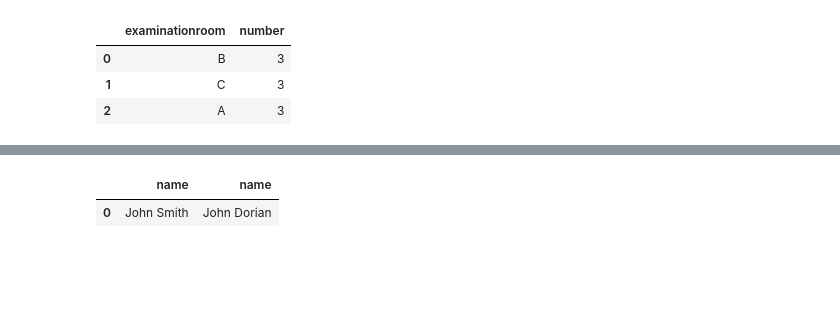
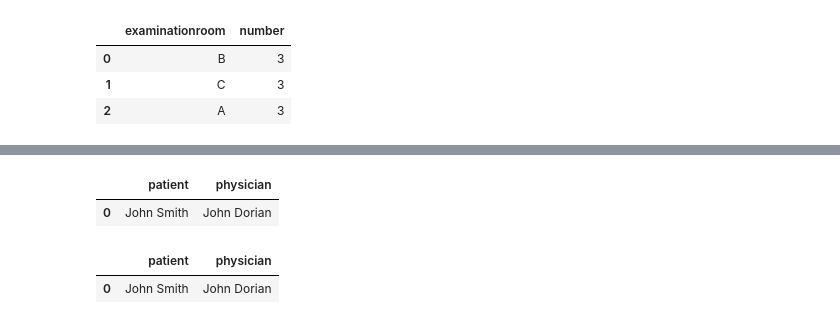
Before and after one commit to bhishanpdl/Project_Hospital_Management_PostgreSQL, a Jupyter notebook: jupyter_notebooks/hospital_management_postgresql_sqlalchemy_pandas_read_sql.ipynb, the cells around one changed output, grey strips where cells are left out. Cells and saved outputs as stored; diff of their text form; code cells hidden in the pictures; blank space fills up the shorter version.

```diff
--- a/jupyter_notebooks/hospital_management_postgresql_sqlalchemy_pandas_read_sql.ipynb
+++ b/jupyter_notebooks/hospital_management_postgresql_sqlalchemy_pandas_read_sql.ipynb
@@ -350,33 +389,71 @@ pd.read_sql(q,conn)
 # %%
+# pcp = primary care physician
 q = """
-SELECT Pt.Name, PhPCP.Name FROM Patient Pt, Physician PhPCP
- WHERE Pt.PCP = PhPCP.EmployeeID
+SELECT Pt.Name as Patient, Phy.Name as Physician
+ FROM Patient Pt, Physician Phy
+ WHERE Pt.PCP = Phy.EmployeeID
    AND EXISTS
        (
          SELECT * FROM Prescribes Pr
           WHERE Pr.Patient = Pt.SSN
             AND Pr.Physician = Pt.PCP
        )
    AND EXISTS
        (
          SELECT * FROM Undergoes U, Procedure Pr
           WHERE U.Procedure = Pr.Code
             AND U.Patient = Pt.SSN
             AND Pr.Cost > 5000
        )
    AND 2 <=
        (
          SELECT COUNT(A.AppointmentID) FROM Appointment A, Nurse N
           WHERE A.PrepNurse = N.EmployeeID
             AND N.Registered = true
        )
    AND NOT Pt.PCP IN
        (
           SELECT Head FROM Department
        );
 """
 
 pd.read_sql(q,conn)
 # %% [output]
-|  | name | name |
+|  | patient | physician |
 | 0 | John Smith | John Dorian |
+# %%
+q = """
+select Pt.name as Patient, Phy.name as Physician
+from Patient Pt, Physician Phy
+where Pt.pcp = Phy.Employeeid
+
+and exists(
+  select * from Prescribes Pr
+  where Pr.patient = Pt.ssn
+  and Pr.Physician = Pt.pcp
+)
+
+and exists(
+  select * from Undergoes U, Procedure Pr
+  where U.procedure = Pr.code
+  and U.patient = Pt.ssn
+  and Pr.cost > 5000
+)
+
+and 2 <= (
+  select count(A.appointmentid) from Appointment A, Nurse N
+  where A.prepnurse = N.employeeid
+  and N.registered = True
+)
+
+
+and not Pt.pcp in (
+  select head from Department
+)
+;
+"""
+
+pd.read_sql(q,conn)
+# %% [output]
+|  | patient | physician |
+| 0 | John Smith | John Dorian |
```
Also changed, not shown: parts of 6 cells of this notebook, 1 other file.
